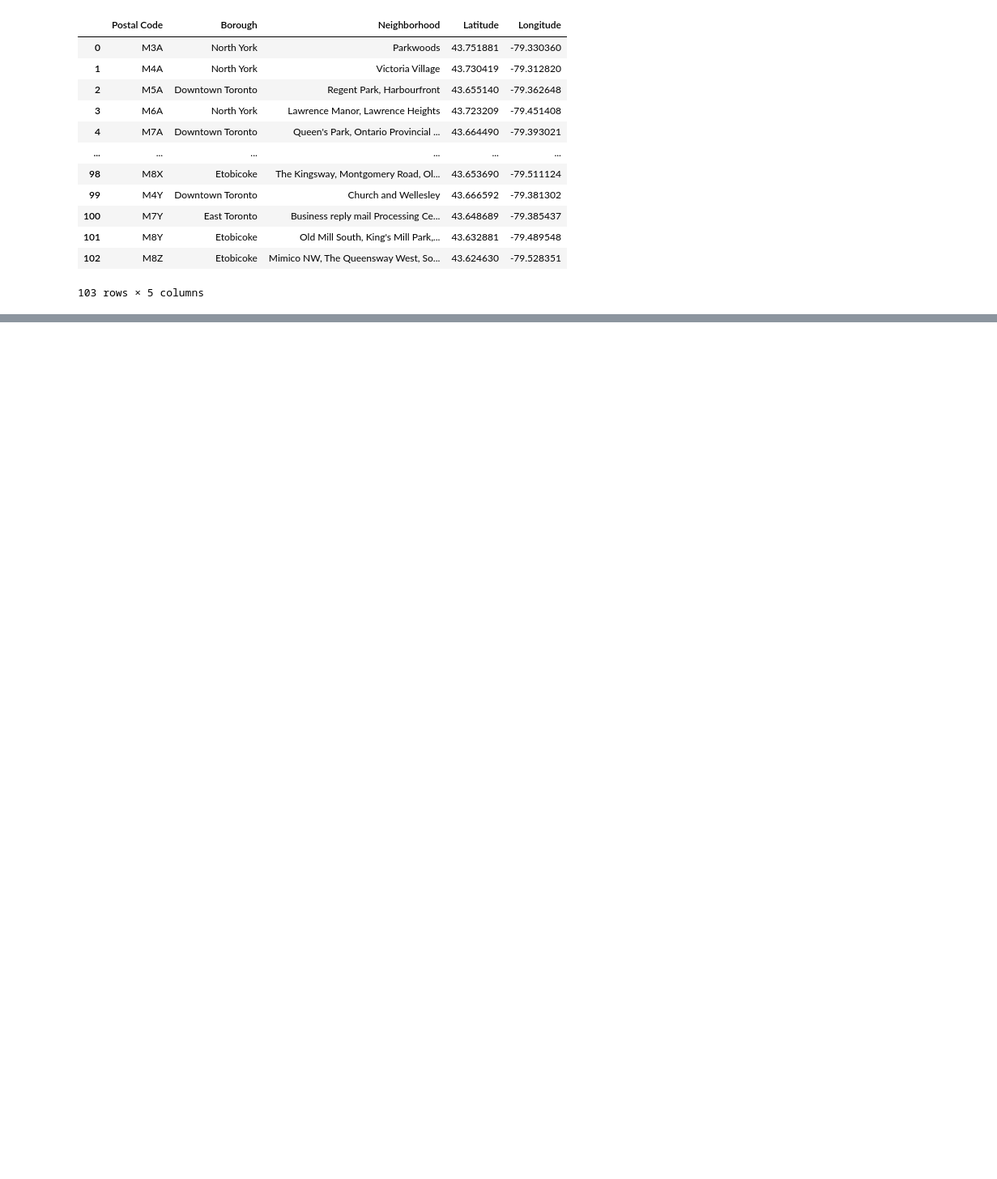
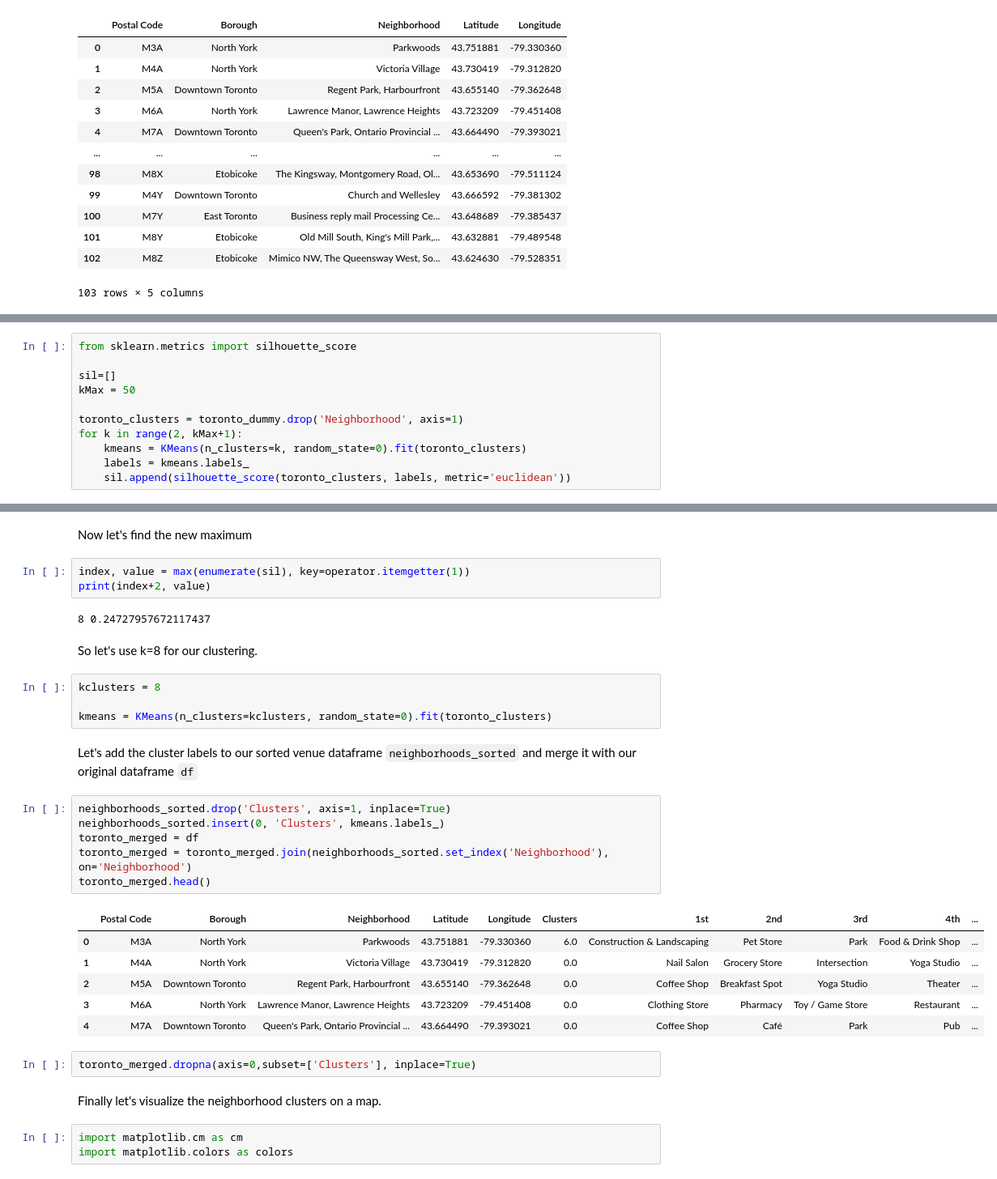
Before and after one commit to potato-bit/Coursera_Capstone, a Jupyter notebook: Toronto_Neighborhood_Clustering.ipynb, the cells around one changed output, grey strips where cells are left out. Shown at 81% size. Drawn from its saved outputs; the diff is of its cells as text; blank space fills up the shorter version.

```diff
--- a/Toronto_Neighborhood_Clustering.ipynb
+++ b/Toronto_Neighborhood_Clustering.ipynb
@@ -140,0 +391,11 @@ df
+# %%
+from sklearn.metrics import silhouette_score
+
+sil=[]
+kMax = 50
+
+toronto_clusters = toronto_dummy.drop('Neighborhood', axis=1)
+for k in range(2, kMax+1):
+    kmeans = KMeans(n_clusters=k, random_state=0).fit(toronto_clusters)
+    labels = kmeans.labels_
+    sil.append(silhouette_score(toronto_clusters, labels, metric='euclidean'))
@@ -140,0 +455,35 @@ df
+# %% [markdown]
+Now let's find the new maximum
+# %%
+index, value = max(enumerate(sil), key=operator.itemgetter(1))
+print(index+2, value)
+# %% [output]
+8 0.24727957672117437
+# %% [markdown]
+So let's use k=8 for our clustering.
+# %%
+kclusters = 8
+
+kmeans = KMeans(n_clusters=kclusters, random_state=0).fit(toronto_clusters)
+# %% [markdown]
+Let's add the cluster labels to our sorted venue dataframe `neighborhoods_sorted` and merge it with our original dataframe `df`
+# %%
+neighborhoods_sorted.drop('Clusters', axis=1, inplace=True)
+neighborhoods_sorted.insert(0, 'Clusters', kmeans.labels_)
+toronto_merged = df
+toronto_merged = toronto_merged.join(neighborhoods_sorted.set_index('Neighborhood'), on='Neighborhood')
+toronto_merged.head()
+# %% [output]
+|  | Postal Code | Borough | Neighborhood | Latitude | Longitude | Clusters | 1st | 2nd | 3rd | 4th | ... |
+| 0 | M3A | North York | Parkwoods | 43.751881 | -79.330360 | 6.0 | Construction & Landscaping | Pet Store | Park | Food & Drink Shop | ... |
+| 1 | M4A | North York | Victoria Village | 43.730419 | -79.312820 | 0.0 | Nail Salon | Grocery Store | Intersection | Yoga Studio | ... |
+| 2 | M5A | Downtown Toronto | Regent Park, Harbourfront | 43.655140 | -79.362648 | 0.0 | Coffee Shop | Breakfast Spot | Yoga Studio | Theater | ... |
+| 3 | M6A | North York | Lawrence Manor, Lawrence Heights | 43.723209 | -79.451408 | 0.0 | Clothing Store | Pharmacy | Toy / Game Store | Restaurant | ... |
+| 4 | M7A | Downtown Toronto | Queen's Park, Ontario Provincial ... | 43.664490 | -79.393021 | 0.0 | Coffee Shop | Café | Park | Pub | ... |
+# %%
+toronto_merged.dropna(axis=0,subset=['Clusters'], inplace=True)
+# %% [markdown]
+Finally let's visualize the neighborhood clusters on a map.
+# %%
+import matplotlib.cm as cm
+import matplotlib.colors as colors
```
Also changed, not shown: parts of 29 cells of this notebook.
